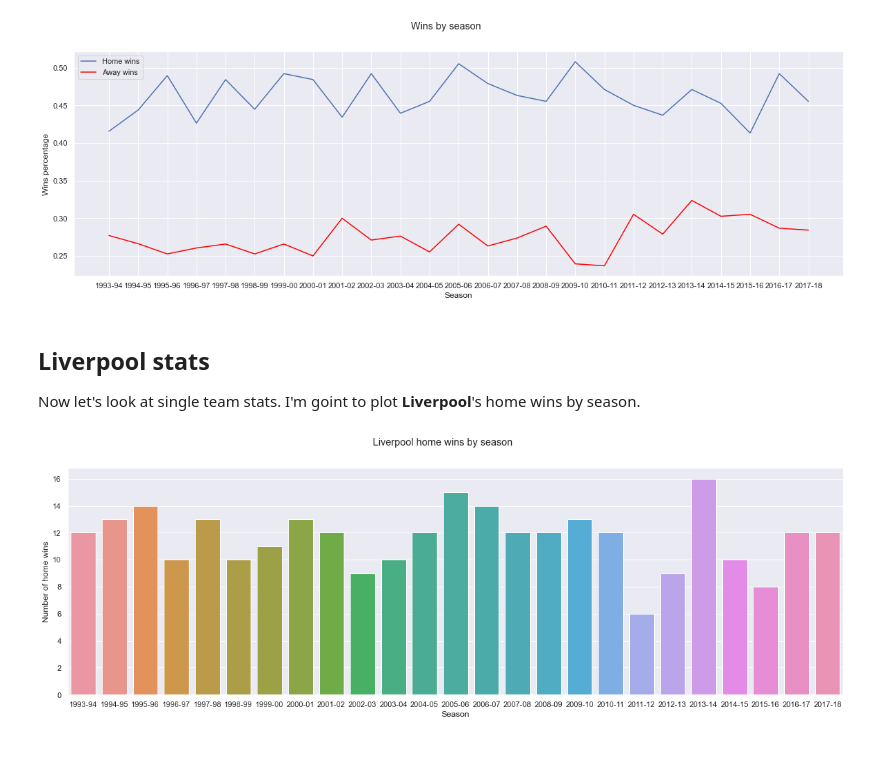
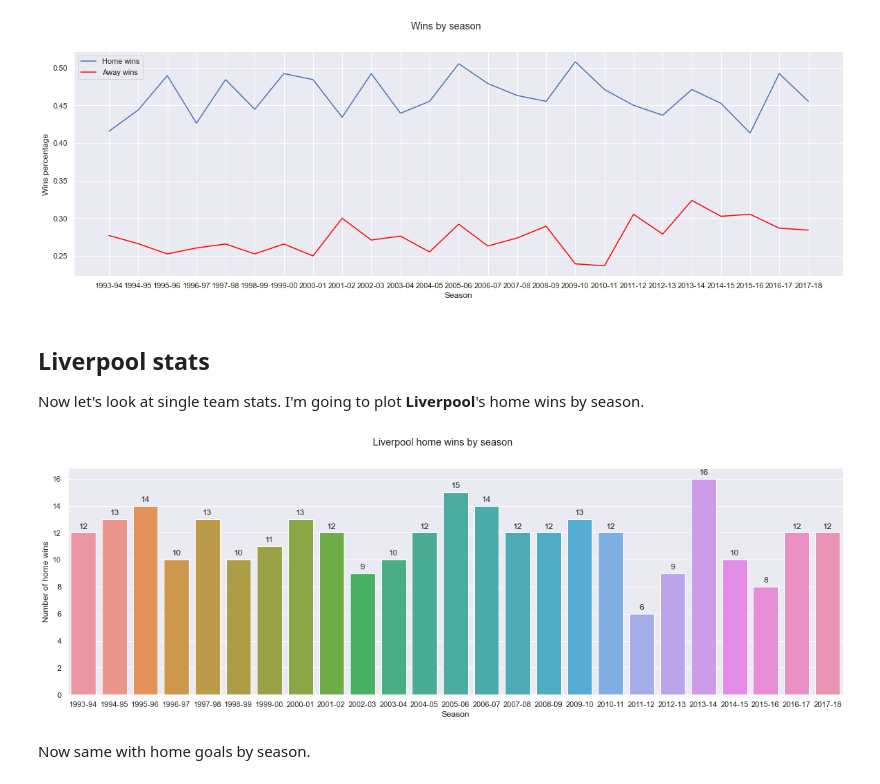
Before and after one commit to gruntoff/english-premier-league, a Jupyter notebook: EPL.ipynb, the cells around one changed output. Drawn from its saved outputs; the diff is of its cells as text; code cells hidden in the pictures; blank space fills up the shorter version.

```diff
--- a/EPL.ipynb
+++ b/EPL.ipynb
@@ -51,6 +51,14 @@ Data columns (total 11 columns):
  10  Season    9664 non-null   object
 dtypes: float64(2), int64(2), object(7)
 memory usage: 830.6+ KB
+# %%
+def annotate(plot, nformat):
+    for p in plot.patches:
+        plot.annotate(format(p.get_height(), nformat),
+                       (p.get_x() + p.get_width() / 2., p.get_height()),
+                       ha = 'center', va = 'center',
+                       xytext = (0, 9),
+                       textcoords = 'offset points')
 # %%
 plt.figure(figsize=(10,6))
 plot = sns.countplot(data=df, x='FTR')
@@ -100,16 +103,19 @@ plt.show()
 [figure]
 # %% [markdown]
 ## Liverpool stats
-Now let's look at single team stats. I'm goint to plot **Liverpool**'s home wins by season.
+Now let's look at single team stats. I'm going to plot **Liverpool**'s home wins by season.
 # %%
 liv_home = df[df['HomeTeam'] == 'Liverpool']
 liv_hwins = liv_home[liv_home['FTR'] == 'H']
 # %%
 plt.figure(figsize=(20,6))
-sns.countplot(data=liv_hwins, x='Season')
+plot = sns.countplot(data=liv_hwins, x='Season')
+annotate(plot, 'n')
 plt.xlabel('Season')
 plt.ylabel('Number of home wins')
 plt.suptitle('Liverpool home wins by season')
 plt.show()
 # %% [output]
-[figure, old version]
+[figure, new version]
+# %% [markdown]
+Now same with home goals by season.
```
Also changed, not shown: parts of 3 cells of this notebook.
